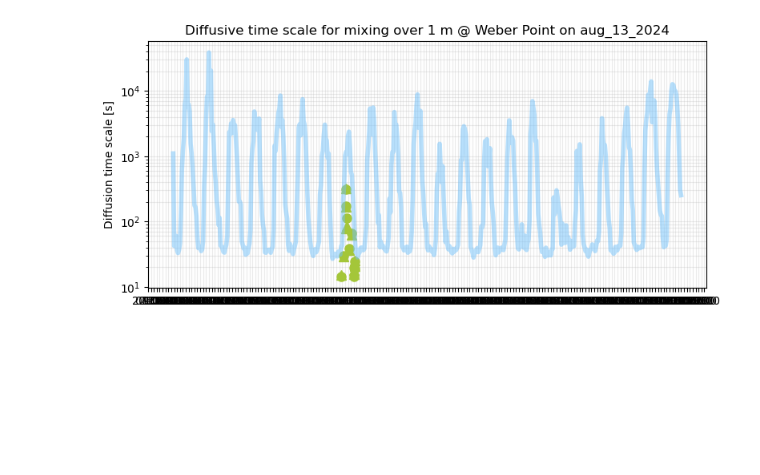
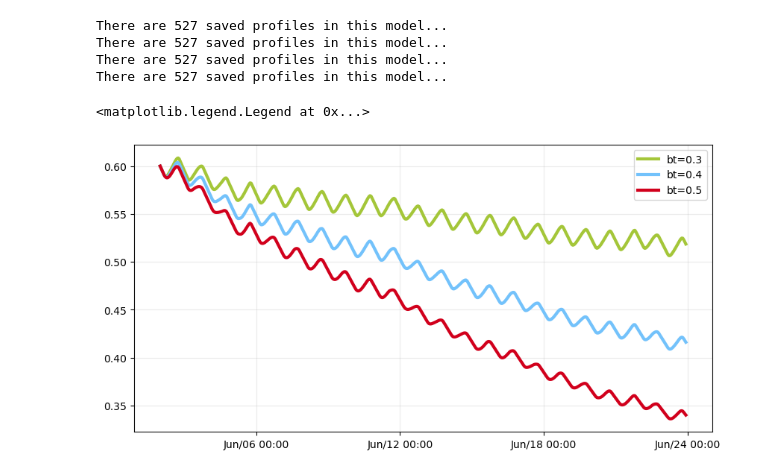
Before and after one commit to sienna-white/1D_JL_Turbulence_Model, a Jupyter notebook: compare_init_algae.ipynb, the cells around one changed output. Drawn from its saved outputs; the diff is of its cells as text; code cells hidden in the pictures; blank space fills up the shorter version.

```diff
--- a/compare_init_algae.ipynb
+++ b/compare_init_algae.ipynb
@@ -198,19 +1,37 @@ plt.show()
-# %%
-fig2 = plt.figure(figsize=(9,4))
-ax2 = plt.gca()
-ax2.plot(t, np.sqrt(1/k1), 'o', color=colors[0], markersize=8, label="MicroCTD $T_{\epsilon}$")
-ax2.plot(t, np.sqrt(1/k2), '^', color=colors[0], markersize=8, label="MicroCTD $T_{\epsilon}$")
-ax2.plot(dates, 1/kz_av, linewidth=4, alpha=0.5, color=colors[1], label="One-dimension modeled $\kappa$")
-
-# ax2.hlines(1/(diatom), t[0], t[-1], color=colors[2], label="1.4e-5 m/s", linestyle="--")
-ax2.xaxis.set_major_locator(mdates.HourLocator(interval=3))
-ax2.xaxis.set_major_formatter(mdates.DateFormatter("%H:%M"))
-ax2.grid(alpha=0.25, which="both")
-# ax2.set_xlim(dates[175], dates[220])
-ax2.set_yscale('log')
-ax2.set_ylabel("Diffusion time scale [s]")
-ax2.set_ylabel("Diffusion time scale [s]")
-ax2.set_title("Diffusive time scale for mixing over 1 m @ Weber Point on %s" % date)
-fig.savefig("aug_27.png")
-# %% [output]
-[figure, removed]
+# %%
+import xarray as xr
+import pandas as pd
+import matplotlib.pyplot as plt
+import numpy as np
+import matplotlib.dates as mdates
+import cmocean as cmo
+import matplotlib as mpl
+import analysis_lib as ana
+# reload ana
+import importlib
+importlib.reload(ana)
+
+isave = 360
+m2022 = ana.ModelResult("2022_June22_test.nc", "2022-06-02 00:00", "2022-06-29 00:00", isave)
+# m2024 = ana.ModelResult("2024_June22_test.nc", "2024-08-06 00:00", "2024-08-30 00:00", isave)
+
+m2022_1 = ana.ModelResult("2022_BT=0.3.nc", "2022-06-02 00:00", "2022-06-29 00:00", isave)
+m2022_2 = ana.ModelResult("2022_BT=0.4.nc", "2022-06-02 00:00", "2022-06-29 00:00", isave)
+m2022_3 = ana.ModelResult("2022_BT=0.5.nc", "2022-06-02 00:00", "2022-06-29 00:00", isave)
+# %% [output]
+There are 527 saved profiles in this model...
+There are 527 saved profiles in this model...
+There are 527 saved profiles in this model...
+There are 527 saved profiles in this model...
+# %%
+fig, ax = plt.subplots(1, 1, figsize=(10, 5), sharex=False, sharey=True)
+
+ax.plot(m2022_1.dates, m2022_1.ds.algae1.sum(dim="z"), label="bt=0.3", linewidth=3, color=ana.colors[0])
+ax.plot(m2022_2.dates, m2022_2.ds.algae1.sum(dim="z"), label="bt=0.4", linewidth=3, color=ana.colors[1])
+ax.plot(m2022_3.dates, m2022_3.ds.algae1.sum(dim="z"), label="bt=0.5", linewidth=3, color=ana.colors[2])
+
+ana.format_date_ax(ax, days=6)
+ax.legend()
+# %% [output]
+<matplotlib.legend.Legend at 0x...>
+[figure, added]
```
Also changed, not shown: parts of 10 cells of this notebook, 6 other files.
